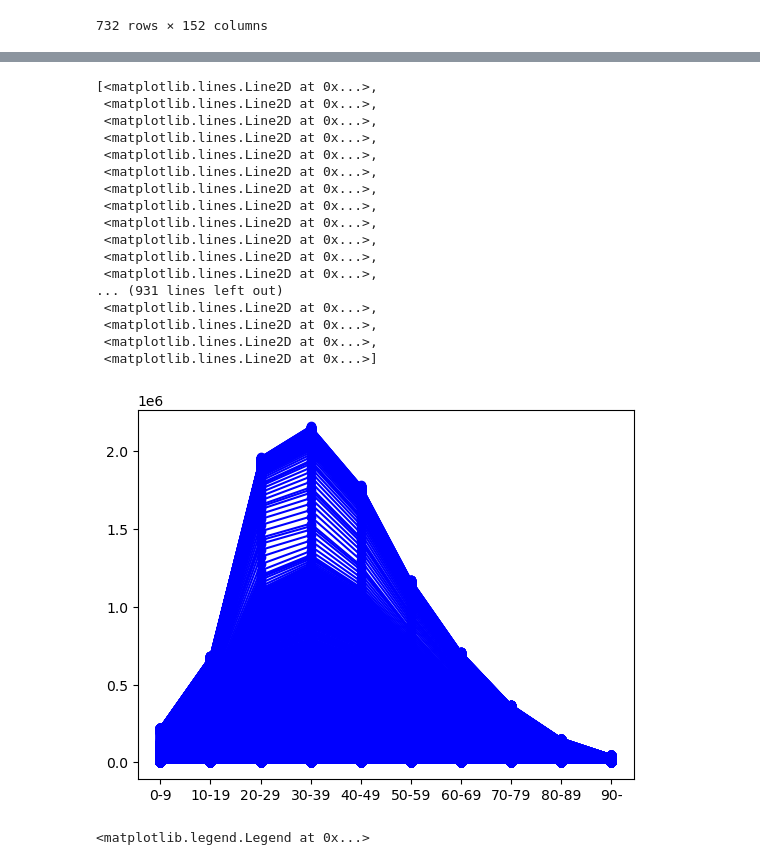
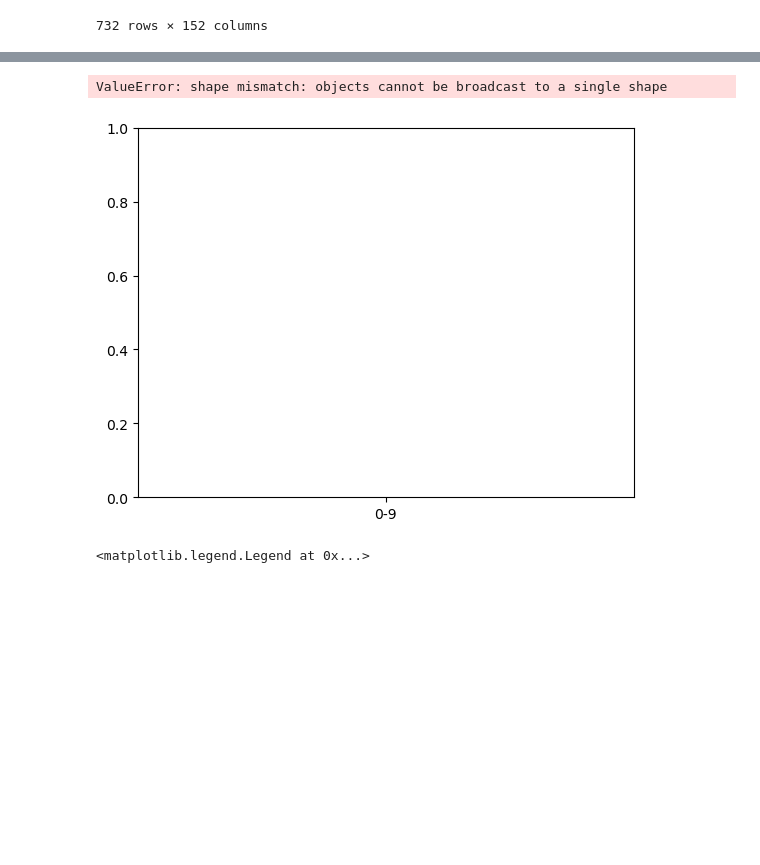
Before and after one commit to Ally-Vella/MED5018-project, a Jupyter notebook: code/direction2/full_data.ipynb, the cells around one changed output, grey strips where cells are left out. Cells and saved outputs as stored; diff of their text form; code cells hidden in the pictures; blank space fills up the shorter version.

```diff
--- a/code/direction2/full_data.ipynb
+++ b/code/direction2/full_data.ipynb
@@ -67,25 +78,9 @@ country=['AR','BR','FR','US']
 # %%
 fig,ax = plt.subplots()
-ax.plot(age,ar_cases,'bo-',label='AR')
+sns.barplot()
 # %% [output]
-[<matplotlib.lines.Line2D at 0x...>,
- <matplotlib.lines.Line2D at 0x...>,
- <matplotlib.lines.Line2D at 0x...>,
- <matplotlib.lines.Line2D at 0x...>,
- <matplotlib.lines.Line2D at 0x...>,
- <matplotlib.lines.Line2D at 0x...>,
- <matplotlib.lines.Line2D at 0x...>,
- <matplotlib.lines.Line2D at 0x...>,
- <matplotlib.lines.Line2D at 0x...>,
- <matplotlib.lines.Line2D at 0x...>,
- <matplotlib.lines.Line2D at 0x...>,
- <matplotlib.lines.Line2D at 0x...>,
-... (931 lines left out)
- <matplotlib.lines.Line2D at 0x...>,
- <matplotlib.lines.Line2D at 0x...>,
- <matplotlib.lines.Line2D at 0x...>,
- <matplotlib.lines.Line2D at 0x...>]
+ValueError: shape mismatch: objects cannot be broadcast to a single shape
-[figure, old version]
+[figure, new version]
 # %%
 #不同年龄段的确诊人数
 fig,ax = plt.subplots()
```
Also changed, not shown: parts of 3 cells of this notebook, 5 other files.
